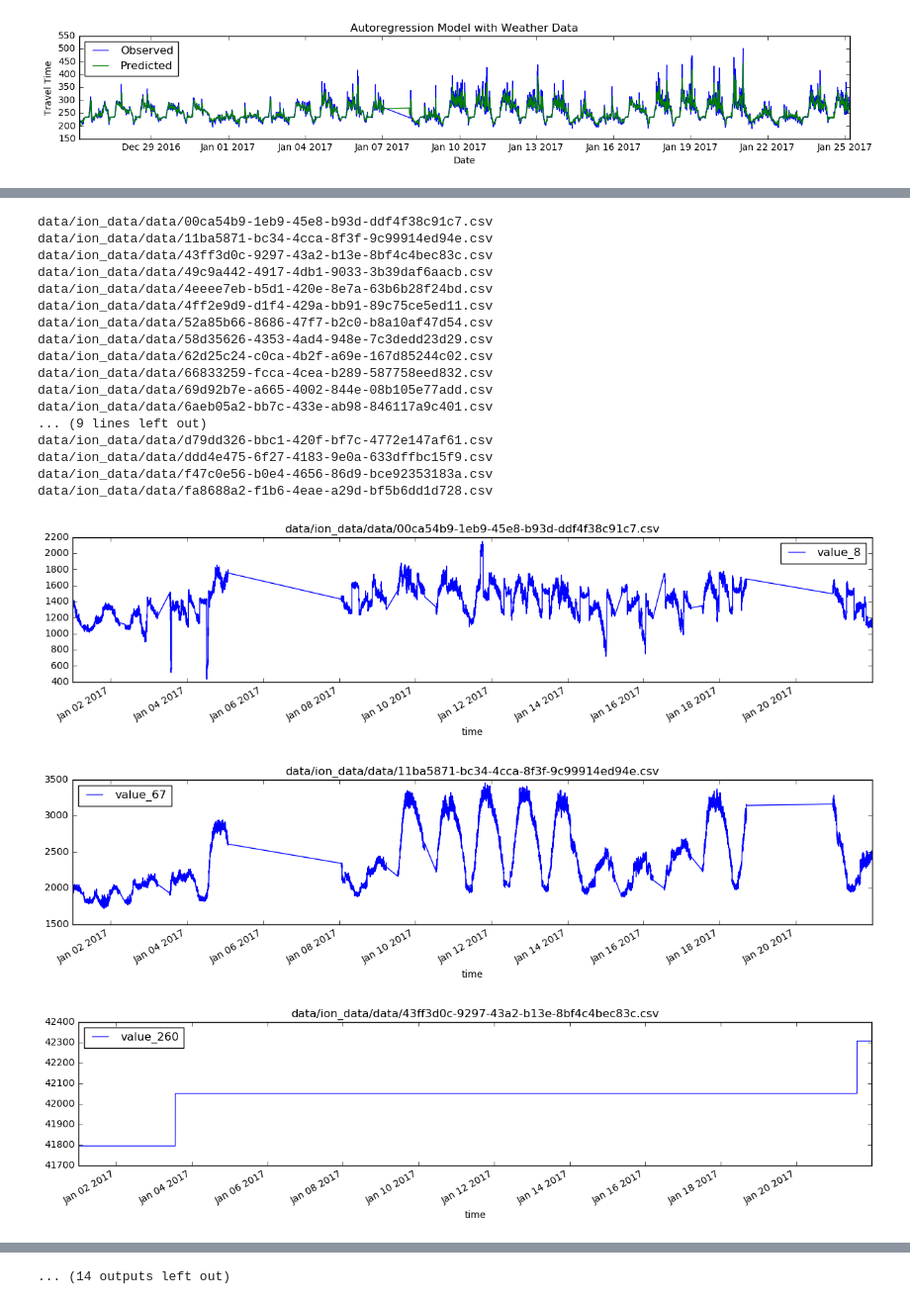
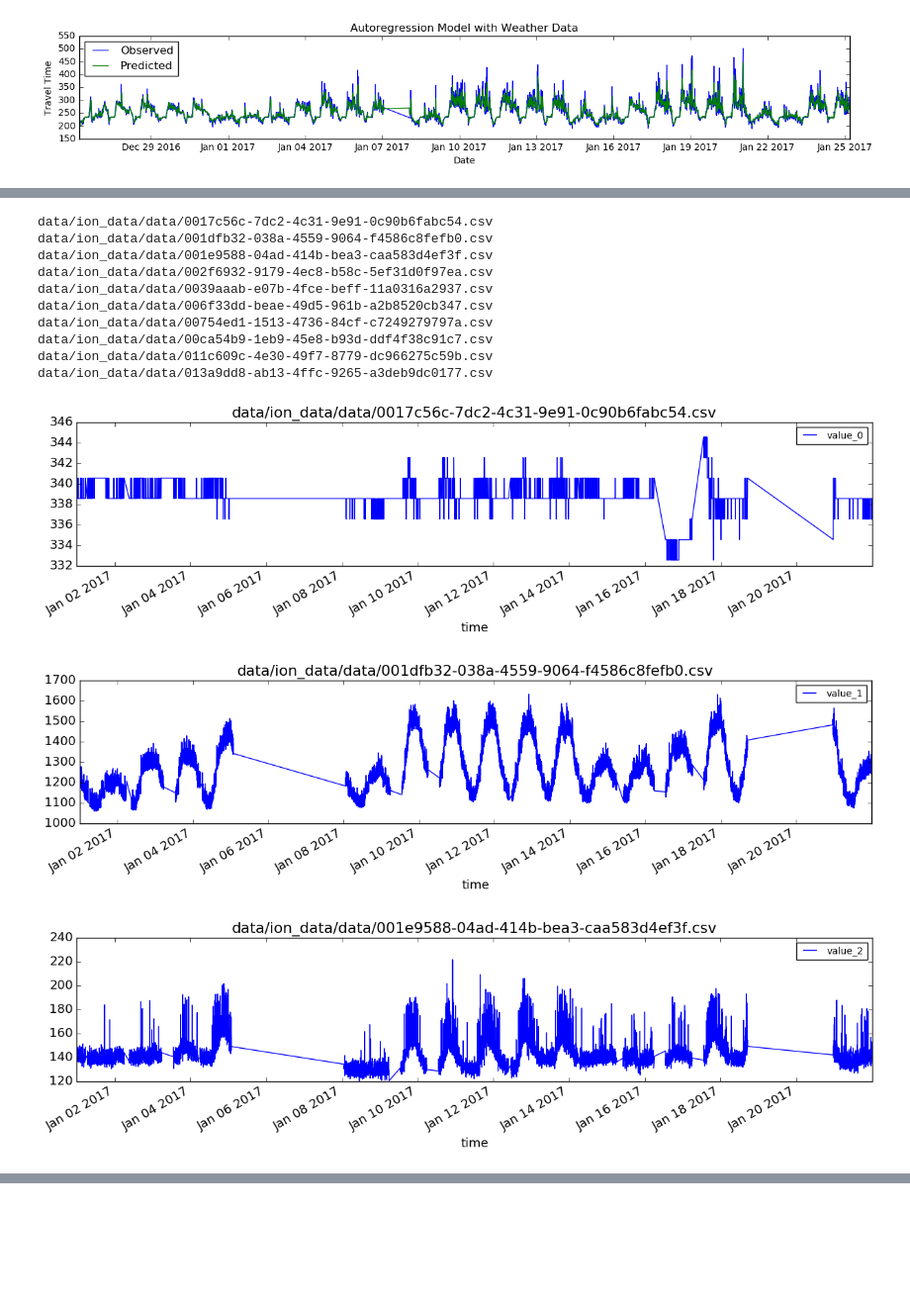
Before and after one commit to rpasricha/DatasetAnalysis, a Jupyter notebook: Analysis.ipynb, the cells around one changed output, grey strips where cells are left out. Shown at 99% size. Drawn from its saved outputs; the diff is of its cells as text; code cells hidden in the pictures; blank space fills up the shorter version.

Commit message:
Additional figures and analysis

```diff
--- a/Analysis.ipynb
+++ b/Analysis.ipynb
@@ -186,5 +253,18 @@ for ion_df in ion_frames:
     indices[indices == len(ion_df)] = len(ion_df) - 1
     df['ion_indices'] = ion_df.index.get_values()[indices]
     df = pd.merge(df, ion_df, left_on='ion_indices', right_index=True)
+# %%
+# Add previously observed travel times (autoregression terms)
+# and weather data
+nearest_indices = np.searchsorted(weather_df.index, df.index)
+df['WeatherIdx'] = weather_df.index.get_values()[nearest_indices]
+merged = pd.merge(df, weather_df, left_on='WeatherIdx', right_index=True)
+merged = merged.drop(['WeatherIdx'], axis=1)
+df = df.drop(['WeatherIdx'], axis=1)
+
+for i in range(1, 6):
+    merged['prev_' + str(i)] = merged.value.shift(i)
+
+merged = merged.iloc[5:]
 # %%
 # Train a Lasso Regression model and display the results
@@ -214,0 +326,26 @@ Number of nonzero features: 25
+# %%
+# Show a one-week subset of the above plot
+merged_week = merged[(merged.index >= '2017-01-10') & (merged.index < '2017-01-17')]
+errors = merged_week['errors'].sort_values()
+
+anomalies_X = []
+anomalies_y = []
+for i in range(-10, 0):
+    anomalies_X.append(errors.index[i])
+    anomalies_y.append(merged_week['value'][errors.index[i]])
+
+matplotlib.rcParams.update({'font.size': 13})
+plt.rc('legend', fontsize=10)
+fig = plt.figure(figsize=(10, 5))
+fig.gca().xaxis.set_major_formatter(mdates.DateFormatter('%b %d'))
+
+plt.plot(merged_week['value'], label='Observed Travel Time', linewidth=3)
+plt.plot(merged_week['predictions'], label='Predicted Travel Time', linewidth=3)
+plt.plot(anomalies_X, anomalies_y, 'o', label='Anomalies',
+        markeredgecolor='red', markerfacecolor='none', markersize=10,
+        markeredgewidth=1)
+plt.legend(loc='best')
+plt.title('Autoregression Model with Weather and ION Data')
+plt.xlabel('Date')
+plt.ylabel('Travel Time')
+plt.show()
@@ -215,29 +354,22 @@ Number of nonzero features: 25
 # %%
-# Plot the sensors with nonzero model coefficients
-for idx in np.nonzero(clf.coef_)[0]:
+# Plot some ION sensors with nonzero model coefficients
+for idx in np.nonzero(clf.coef_)[0][:10]:
     print ion_files[idx]
     ion_df = pd.read_csv(ion_files[idx], header=None, names=['time', 'value_' + str(idx)])
     ion_df['time'] = pd.to_datetime(ion_df['time'])
     ion_df.plot(x='time', y='value_' + str(idx), figsize=(15, 3))
     plt.title(ion_files[idx])
 # %% [output]
+data/ion_data/data/0017c56c-7dc2-4c31-9e91-0c90b6fabc54.csv
+data/ion_data/data/001dfb32-038a-4559-9064-f4586c8fefb0.csv
+data/ion_data/data/001e9588-04ad-414b-bea3-caa583d4ef3f.csv
+data/ion_data/data/002f6932-9179-4ec8-b58c-5ef31d0f97ea.csv
+data/ion_data/data/0039aaab-e07b-4fce-beff-11a0316a2937.csv
+data/ion_data/data/006f33dd-beae-49d5-961b-a2b8520cb347.csv
+data/ion_data/data/00754ed1-1513-4736-84cf-c7249279797a.csv
 data/ion_data/data/00ca54b9-1eb9-45e8-b93d-ddf4f38c91c7.csv
-data/ion_data/data/11ba5871-bc34-4cca-8f3f-9c99914ed94e.csv
-data/ion_data/data/43ff3d0c-9297-43a2-b13e-8bf4c4bec83c.csv
-data/ion_data/data/49c9a442-4917-4db1-9033-3b39daf6aacb.csv
-data/ion_data/data/4eeee7eb-b5d1-420e-8e7a-63b6b28f24bd.csv
-data/ion_data/data/4ff2e9d9-d1f4-429a-bb91-89c75ce5ed11.csv
-data/ion_data/data/52a85b66-8686-47f7-b2c0-b8a10af47d54.csv
-data/ion_data/data/58d35626-4353-4ad4-948e-7c3dedd23d29.csv
-data/ion_data/data/62d25c24-c0ca-4b2f-a69e-167d85244c02.csv
-data/ion_data/data/66833259-fcca-4cea-b289-587758eed832.csv
-data/ion_data/data/69d92b7e-a665-4002-844e-08b105e77add.csv
-data/ion_data/data/6aeb05a2-bb7c-433e-ab98-846117a9c401.csv
-... (9 lines left out)
-data/ion_data/data/d79dd326-bbc1-420f-bf7c-4772e147af61.csv
-data/ion_data/data/ddd4e475-6f27-4183-9e0a-633dffbc15f9.csv
-data/ion_data/data/f47c0e56-b0e4-4656-86d9-bce92353183a.csv
-data/ion_data/data/fa8688a2-f1b6-4eae-a29d-bf5b6dd1d728.csv
+data/ion_data/data/011c609c-4e30-49f7-8779-dc966275c59b.csv
+data/ion_data/data/013a9dd8-ab13-4ffc-9265-a3deb9dc0177.csv
-[figure, old version]
+[figure, new version]
-[figure, old version]
+[figure, new version]
-[figure, old version]
+[figure, new version]
@@ -252 +382,0 @@ data/ion_data/data/fa8688a2-f1b6-4eae-a29d-bf5b6dd1d728.csv
-... (14 outputs left out)
```
Also changed, not shown: parts of 16 cells of this notebook, 2 other files.
